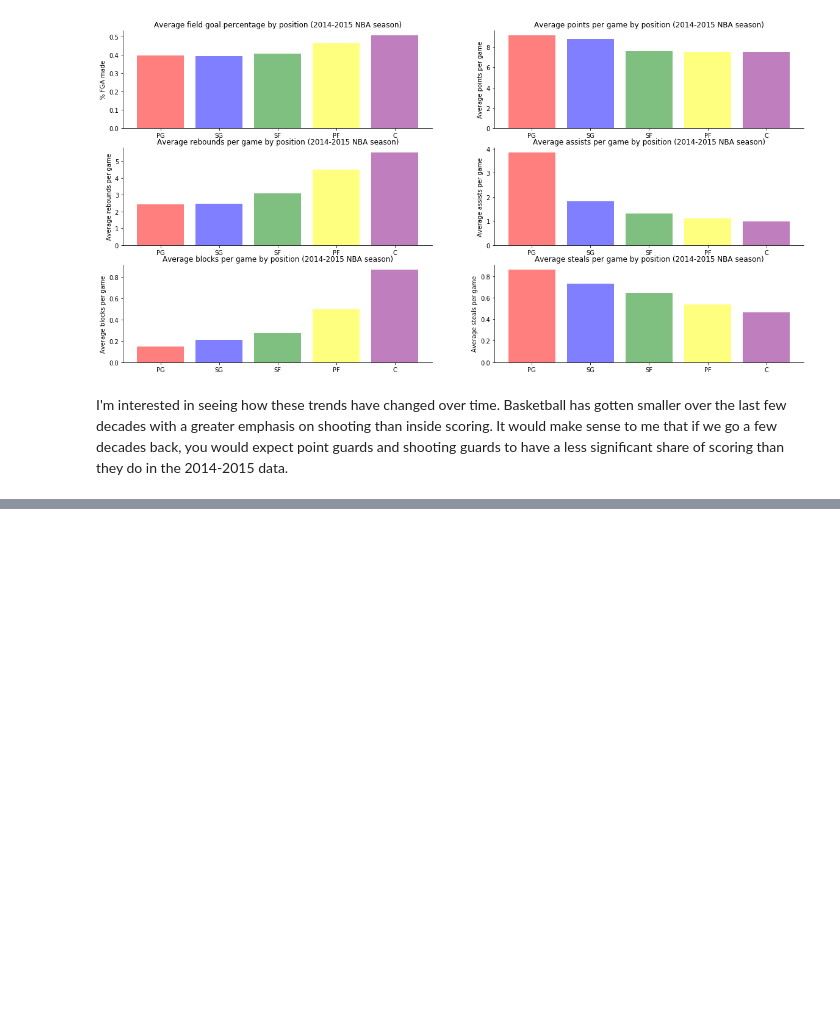
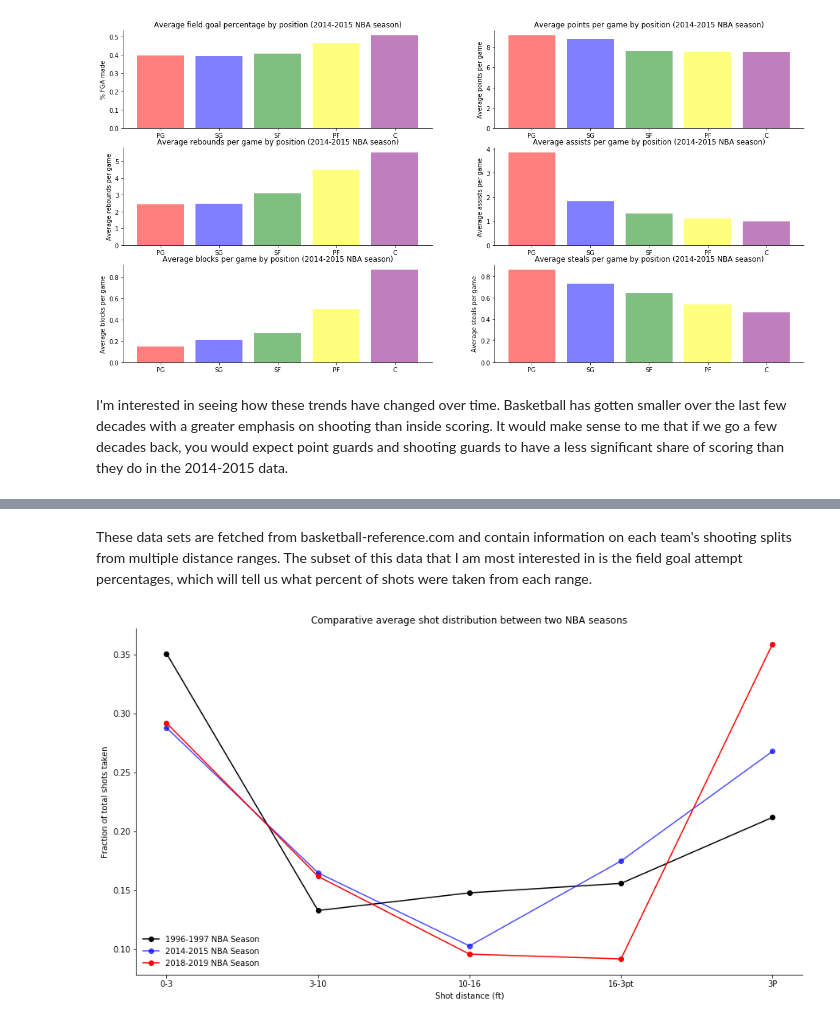
Before and after one commit to jacksonrhelf/data-projects, a Jupyter notebook: Basketball/Basketball.ipynb, the cells around one changed output, grey strips where cells are left out. Saved outputs shown, nothing was run; the diff lists cells and outputs as text; code cells hidden in the pictures; blank space fills up the shorter version.

```diff
--- a/Basketball/Basketball.ipynb
+++ b/Basketball/Basketball.ipynb
@@ -168,0 +207,19 @@ dtype: object
+# %%
+keep = ['Team', '0-3', '3-10', '10-16', '16-3pt', '3P']
+
+shooting_2014 = pd.read_csv('data_files//shooting_2014.csv', skiprows=2, usecols=keep)
+shooting_2014 = shooting_2014.transpose()
+shooting_2014.columns = shooting_2014.iloc[0]
+shooting_2014 = shooting_2014.drop('Team', axis=0)
+
+# Shooting splits only started being tracked in the '96 season, so we have to use that.
+shooting_1996 = pd.read_csv('data_files//shooting_1996.csv', skiprows=2, usecols=keep)
+shooting_1996 = shooting_1996.transpose()
+shooting_1996.columns = shooting_1996.iloc[0]
+shooting_1996 = shooting_1996.drop('Team', axis=0)
+
+shooting_2018 = pd.read_csv('data_files//shooting_2018.csv', skiprows=2, usecols=keep)
+shooting_2018 = shooting_2018.transpose()
+shooting_2018.columns = shooting_2018.iloc[0]
+shooting_2018 = shooting_2018.drop('Team', axis=0)
+shooting_2018
@@ -168,0 +233,18 @@ dtype: object
+# %% [markdown]
+These data sets are fetched from basketball-reference.com and contain information on each team's shooting splits from multiple distance ranges. The subset of this data that I am most interested in is the field goal attempt percentages, which will tell us what percent of shots were taken from each range.
+# %%
+fig, ax = plt.subplots(figsize=[15,8])
+
+ax.plot(shooting_1996.index, shooting_1996['League Average'], marker='o', c='black', alpha=1.0, label='1996-1997 NBA Season')
+ax.plot(shooting_2014.index, shooting_2014['League Average'], marker='o', c='blue', alpha=0.7, label='2014-2015 NBA Season')
+ax.plot(shooting_2018.index, shooting_2018['League Average'], marker='o', c='red', alpha=1.0, label='2018-2019 NBA Season')
+
+ax.set_title('Comparative average shot distribution between three NBA seasons')
+ax.set_xlabel('Shot distance (ft)')
+ax.set_ylabel('Fraction of total shots taken')
+
+ax.legend(frameon=False)
+ax.spines['right'].set_visible(False)
+ax.spines['top'].set_visible(False)
+# %% [output]
+[figure, added]
```
Also changed, not shown: parts of 20 cells of this notebook, 4 other files.
